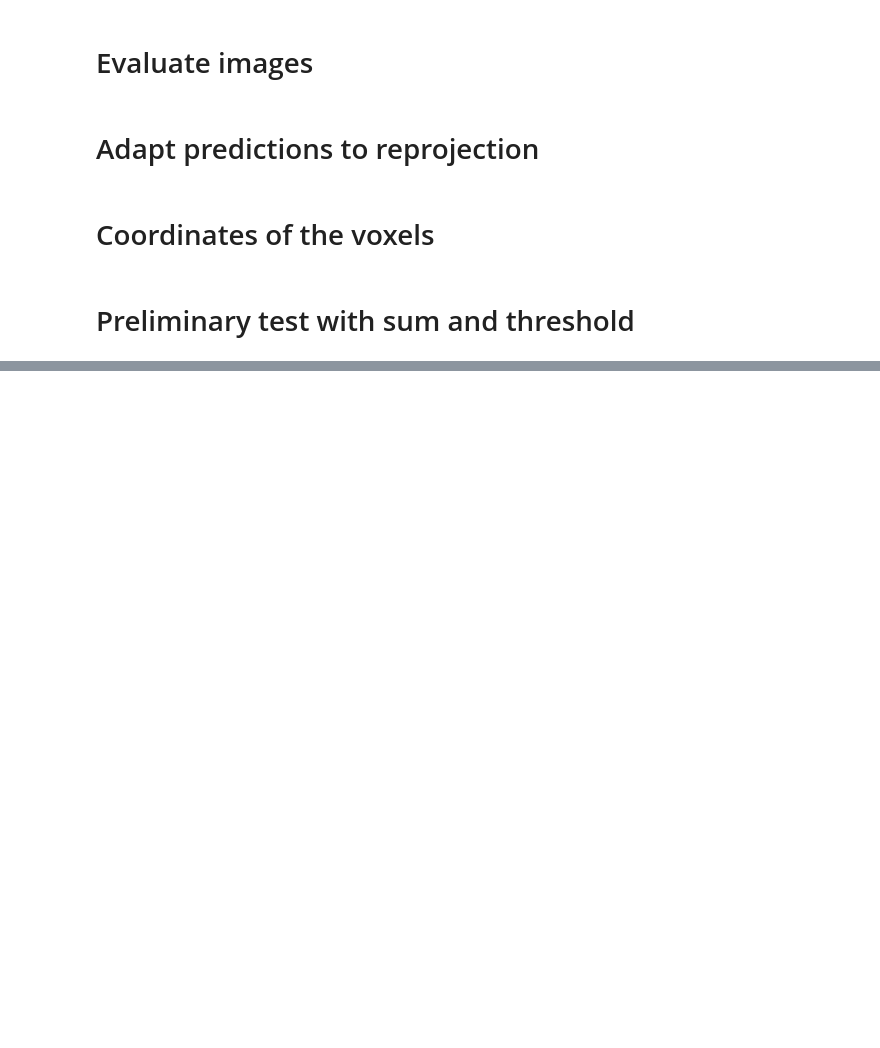
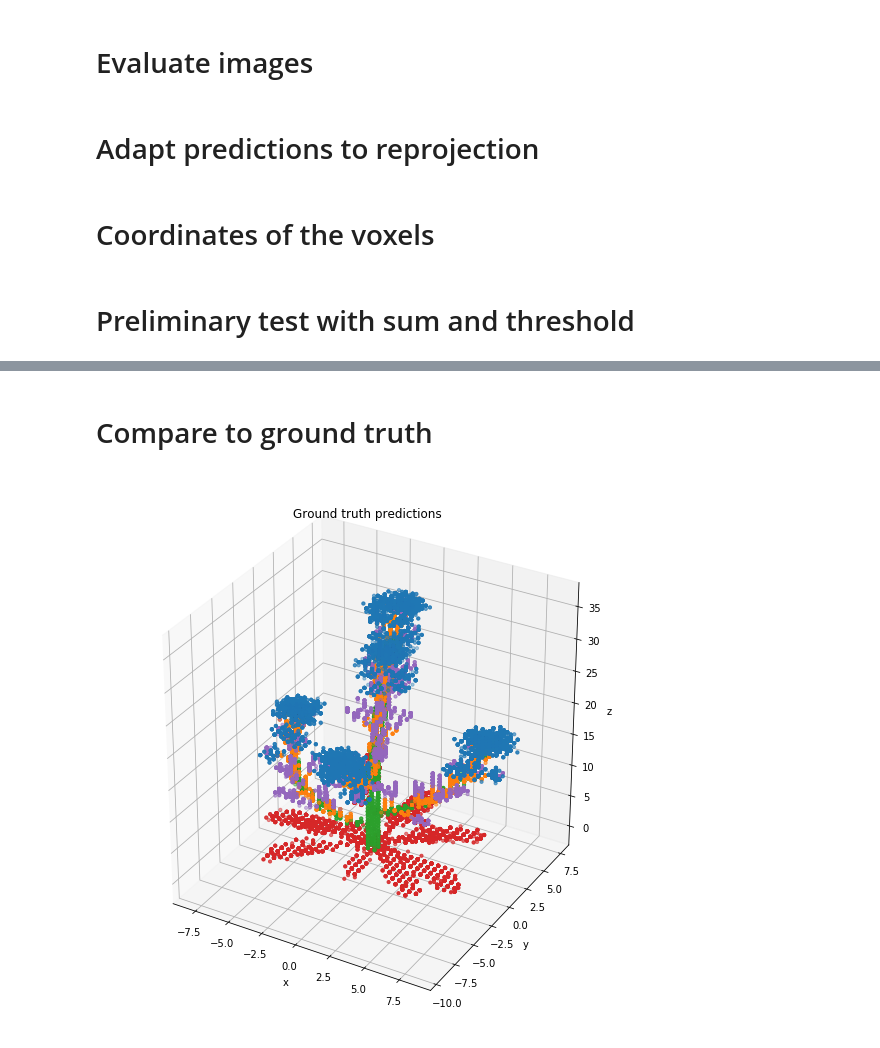
Before and after one commit to romi/romiseg, a Jupyter notebook: class_from_labels.ipynb, the cells around one changed output, grey strips where cells are left out. Drawn from its saved outputs; the diff is of its cells as text; code cells hidden in the pictures; blank space fills up the shorter version.

```diff
--- a/class_from_labels.ipynb
+++ b/class_from_labels.ipynb
@@ -178,0 +180,29 @@ for labl in [1,2,3,5]:
+# %%
+ground_truth = "ground_truth_3D/arabidopsis_3D_GT_%03d.ply"%n
+gt = read_ply(ground_truth)
+# %% [markdown]
+# Compare to ground truth
+# %%
+gt_points = np.vstack((gt['x'], gt['y'], gt['z'], gt['green']))
+gt_points[0:3] = (gt_points[0:3]//0.5)/2
+
+colors = ['r.', 'k.', 'g.', 'b.', 'o.']
+
+fig = plt.figure(figsize = (10,10))
+ax = plt.axes(projection='3d')
+ax.set_xlabel('x')
+ax.set_ylabel('y')
+ax.set_zlabel('z')
+ax.set_aspect('equal')
+ax.set_title('Ground truth predictions')
+
+points = [51, 102, 153, 204, 255]
+corresp = [1,2,3,4,5]
+for i in corresp:
+    inds = gt_points[3] == points[i-1]
+    gt_label = gt_points[:,inds]
+    gt_points[3,inds] = i
+    ax.scatter3D(gt_label[0], gt_label[1], gt_label[2], colors[i-1], s=10)
+    i += 1
+# %% [output]
+[figure, added]
```
Also changed, not shown: parts of 20 cells of this notebook, 6 other files.
